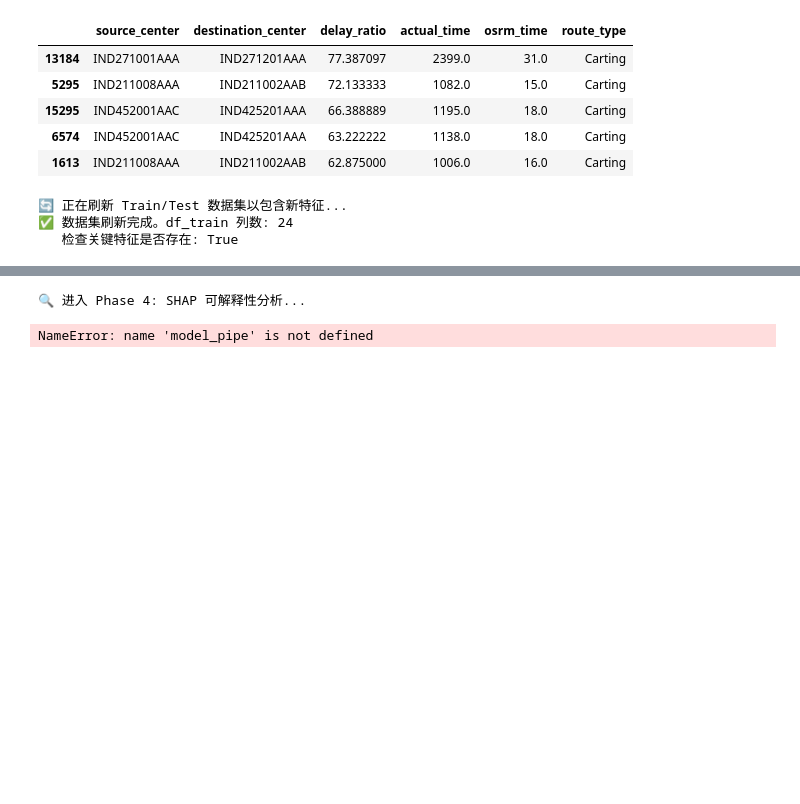
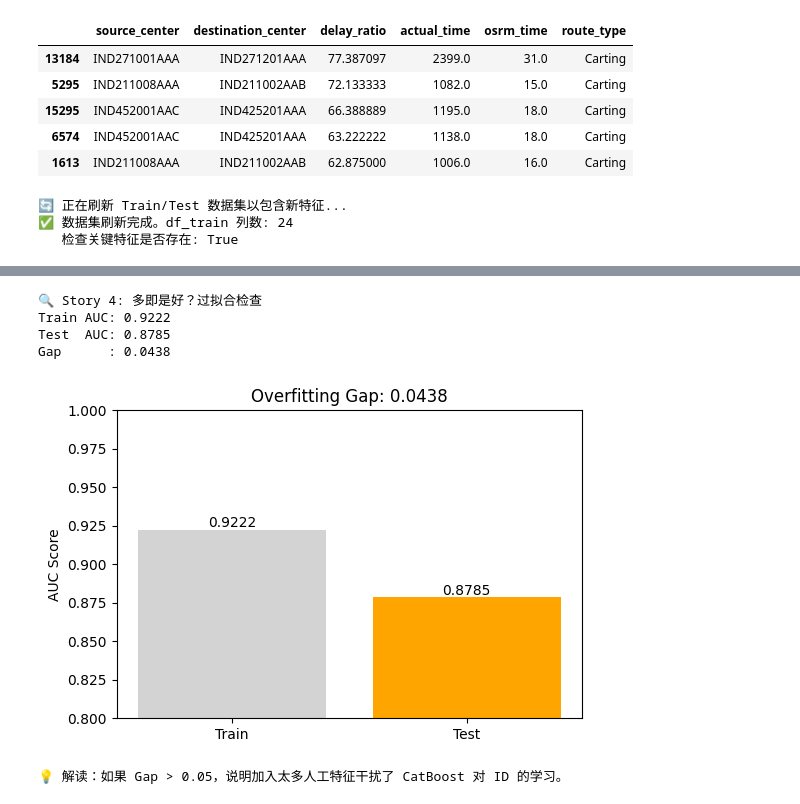
Before and after one commit to Tsingbbby/fx, a Jupyter notebook: 1.3.ipynb, the cells around one changed output, grey strips where cells are left out. Drawn from its saved outputs; the diff is of its cells as text; code cells hidden in the pictures; blank space fills up the shorter version.

```diff
--- a/1.3.ipynb
+++ b/1.3.ipynb
@@ -604,37 +626,37 @@ weighted avg       0.80      0.80      0.80      1880
 # %%
-# --- Phase 4: 可解释性分析 (Explainability) ---
-print("\n🔍 进入 Phase 4: SHAP 可解释性分析...")
+# 📊 [1.3.ipynb 分析代码] 过拟合检测雷达
+from sklearn.metrics import roc_auc_score
 
-# 1. 提取转换后的特征名
-prep = model_pipe.named_steps['preprocessor']
-try:
-    cat_names = prep.named_transformers_['cat'].get_feature_names_out(CAT_COLS)
-except AttributeError:
-    cat_names = prep.named_transformers_['cat'].get_feature_names(CAT_COLS)
+print("🔍 Story 4: 多即是好？过拟合检查")
 
-feature_names = NUM_COLS + list(cat_names)
+# 1. 计算 Train AUC vs Test AUC
+# 注意：CatBoost 训练时通常会输出这个，这里再手动算一下确认
+y_train_prob = model_cb.predict_proba(X_train_final)[:, 1]
+y_test_prob = model_cb.predict_proba(X_test_final)[:, 1]
 
-# 2. 准备 SHAP 数据
-X_test_transformed = prep.transform(X_test)
+train_auc = roc_auc_score(y_train_final, y_train_prob)
+test_auc = roc_auc_score(y_test_final, y_test_prob)
+gap = train_auc - test_auc
 
-# 3. 计算 SHAP 值
-explainer = shap.TreeExplainer(model_pipe.named_steps['classifier'])
-shap_values = explainer.shap_values(X_test_transformed)
+print(f"Train AUC: {train_auc:.4f}")
+print(f"Test  AUC: {test_auc:.4f}")
+print(f"Gap      : {gap:.4f}")
 
-# 4. 绘制 Summary Plot
-print("📊 SHAP Summary Plot (决定延误的关键因素):")
-plt.figure(figsize=(10, 6))
-shap.summary_plot(shap_values, X_test_transformed, feature_names=feature_names, show=False)
+# 2. 可视化
+plt.figure(figsize=(6, 4))
+plt.bar(['Train', 'Test'], [train_auc, test_auc], color=['lightgray', 'orange'])
+plt.ylim(0.8, 1.0)
+plt.title(f'Overfitting Gap: {gap:.4f}')
+plt.ylabel('AUC Score')
+for i, v in enumerate([train_auc, test_auc]):
+    plt.text(i, v, f"{v:.4f}", ha='center', va='bottom')
 plt.show()
 
-# 5. 业务洞察结论
-importance_dict = dict(zip(feature_names, np.abs(shap_values).mean(0)))
-top_feature = max(importance_dict, key=importance_dict.get)
-print("\n💡 业务洞察 (Business Insight):")
-print(f"1. 导致严重延误的最关键因素是: [{top_feature}]")
-print("2. 请观察 Summary Plot：")
-print("   - 如果 Hub Congestion 的红点(高值)在右侧(SHAP>0)，说明该特征确实捕捉到了拥堵传导效应。")
-print("   - 如果 OSRM Distance 的红点在左侧，说明长途单反而更准时。")
+print("💡 解读：如果 Gap > 0.05，说明加入太多人工特征干扰了 CatBoost 对 ID 的学习。")
 # %% [output]
-🔍 进入 Phase 4: SHAP 可解释性分析...
+🔍 Story 4: 多即是好？过拟合检查
+Train AUC: 0.9222
+Test  AUC: 0.8785
+Gap      : 0.0438
+[figure, added]
-NameError: name 'model_pipe' is not defined
+💡 解读：如果 Gap > 0.05，说明加入太多人工特征干扰了 CatBoost 对 ID 的学习。
```
Also changed, not shown: parts of 2 cells of this notebook, 15 other files.
